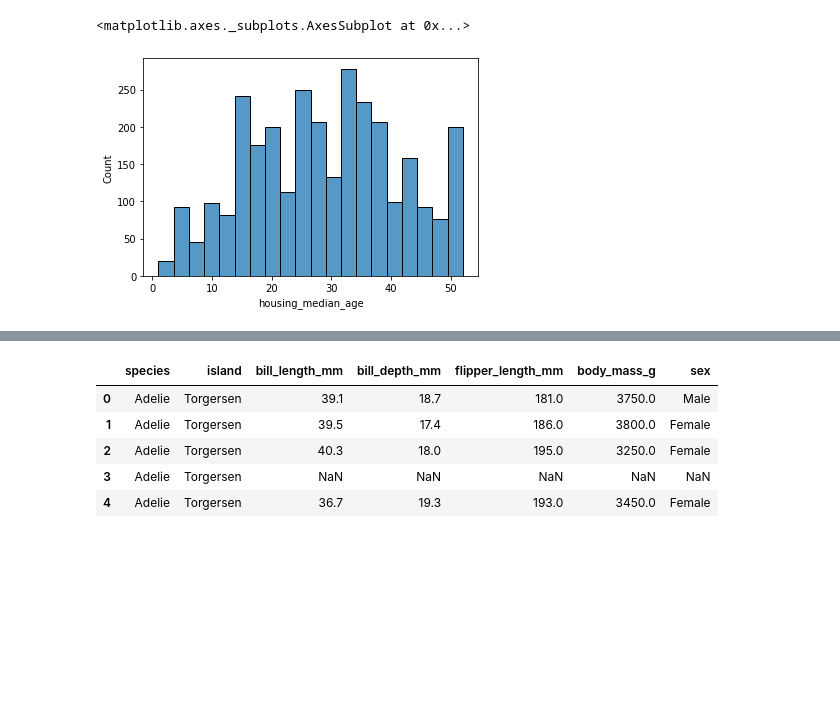
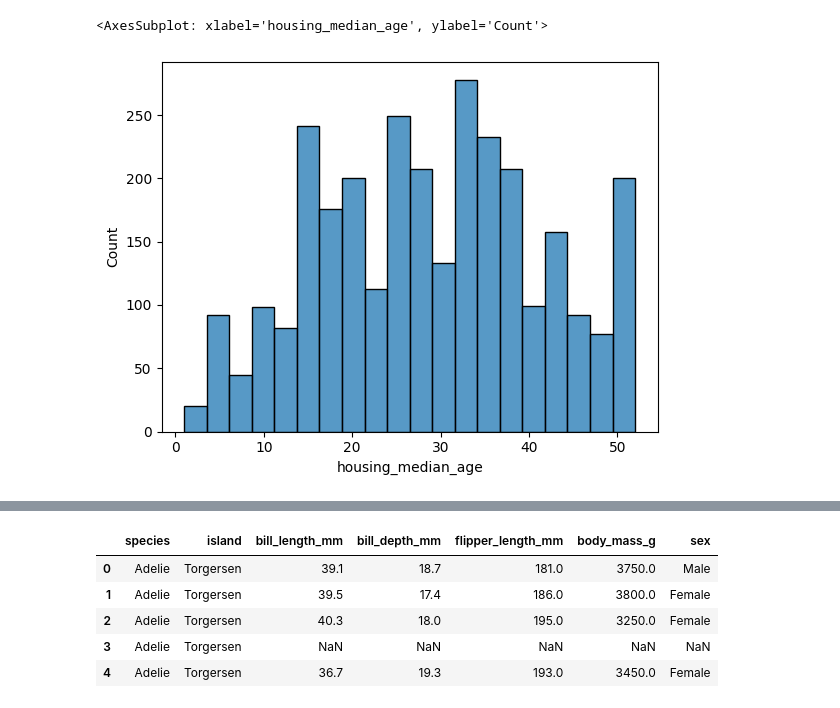
Before and after one commit to Jucharick/Seminars_python, a Jupyter notebook: Sem_12/ping.ipynb, the cells around one changed output, grey strips where cells are left out. Cells and saved outputs as stored; diff of their text form; code cells hidden in the pictures; blank space fills up the shorter version.

```diff
--- a/Sem_12/ping.ipynb
+++ b/Sem_12/ping.ipynb
@@ -3,5 +3,5 @@ import pandas as pd
 # %%
 import seaborn as sb
 # %%
-formulaa = pd.read_csv('/content/california_housing_test.csv.csv')
+path = pd.read_csv('sample_data/california_housing_test.csv')
 # %%
@@ -37,6 +37,6 @@ sb.relplot(data=formulaa, x="longitude", y="median_house_value", kind="line")
 # %%
-sb.histplot(data=formulaa, x="housing_median_age")
+sb.histplot(data=path, x="housing_median_age")
 # %% [output]
-<matplotlib.axes._subplots.AxesSubplot at 0x...>
+<AxesSubplot: xlabel='housing_median_age', ylabel='Count'>
-[figure, old version]
+[figure, new version]
 # %%
```
Also changed, not shown: parts of 8 cells of this notebook, 1 other file.
